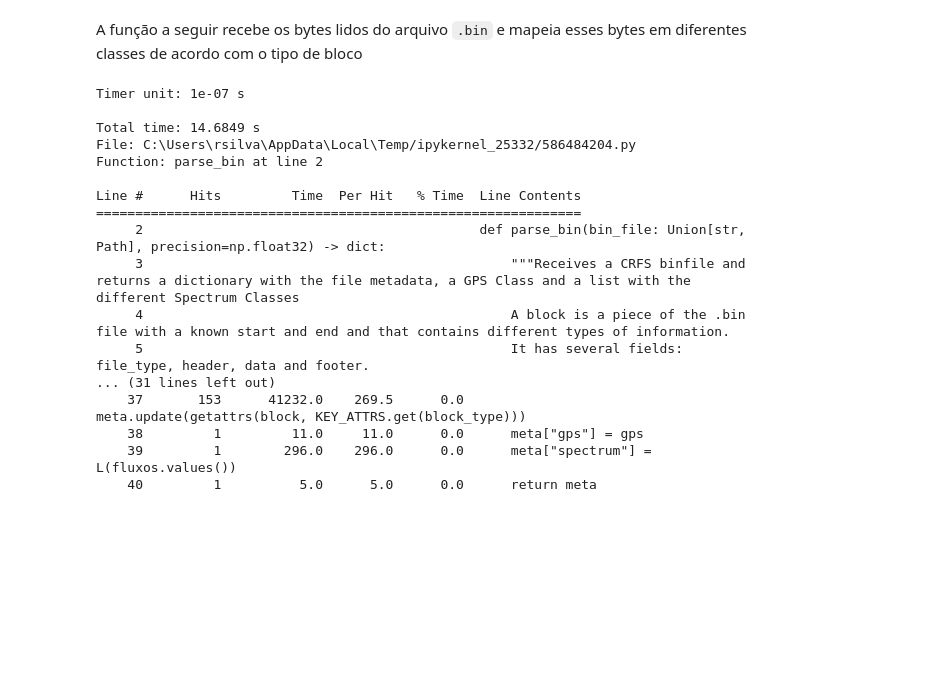
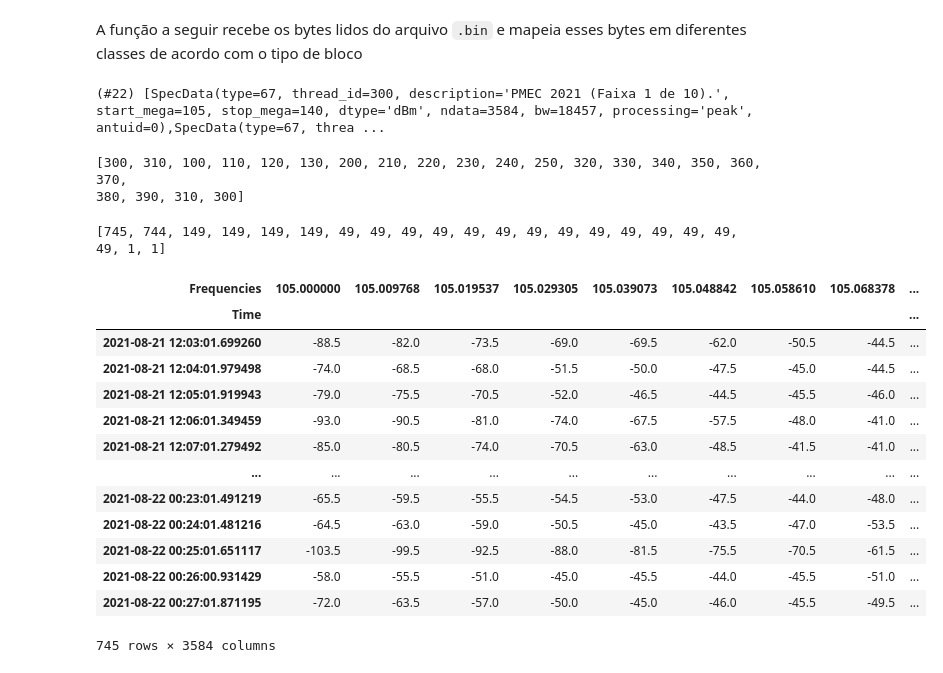
Before and after one commit to ronaldokun/rfpye, a Jupyter notebook: nbs/01_parser.ipynb, the cells around one changed output. Drawn from its saved outputs; the diff is of its cells as text; code cells hidden in the pictures; blank space fills up the shorter version.

Commit message:
Adicionado campo description dos blocos 3, 20 e 24

```diff
--- a/nbs/01_parser.ipynb
+++ b/nbs/01_parser.ipynb
@@ -77,8 +93,8 @@ def buffer2base_block(file, next_block: int) -> Union[BaseBlock, None]:
     """Receives an opened file buffer from the bin file and returns a dataclass with the attributes
     'thread_id', 'size', 'type', 'data', 'checksum' or None in case any error is identified.
     """
-    thread_id = np.frombuffer(file.read(4), np.uint32).item()
-    block_size = np.frombuffer(file.read(4), np.uint32).item()
+    thread_id = np.frombuffer(file.read(4), np.int32).item()
+    block_size = np.frombuffer(file.read(4), np.int32).item()
     block_type = np.frombuffer(file.read(4), np.int32).item()
     data_block = file.read(block_size)
     if (checksum := evaluate_checksum(file, next_block, block_size)) is None:
@@ -98,13 +114,11 @@ def create_block(file, next_block) -> Tuple:
         return None, None
     constructor = MAIN_BLOCKS.get(block_type)
     if not constructor:
-        _ = logger.log(
-            "INFO", f"This block type constructor is not implemented: {block_type}"
-        )
+        logger.warning(f"This block type constructor is not implemented: {block_type}")
         return None, None
     block = constructor(base_block)
     if getattr(block, "gerror", -1) != -1 or getattr(block, "gps_status", -1) == 0:
-        _ = logger.log("INFO", f"Block with error: {block_type}")
+        logger.error("INFO", f"Block with error: {block_type}")
         return None, None  # spectral or gps blocks with error
     return block_type, block
 # %% [markdown]
@@ -133,14 +147,16 @@ def parse_bin(bin_file: Union[str, Path], precision=np.float32) -> dict:
         meta["file_version"] = bin2int(header[:4])
         meta["string"] = bin2str(header[4:])
         file_size = file.seek(0, 2)
+        logger.info(f'Tamanho do arquivo: {file_size} bytes')
         file.seek(36, 0)
         while (next_block := file.tell()) < file_size:
             block_type, block = create_block(file, next_block)
-            if file.read(4) != b'UUUU':
-                logger.warning("End of block not found, skipping it")
-                continue
             if block is None:
                 continue
+            if (eof := file.read(4)) != b'UUUU':
+                logger.error(f"EOF diferente de UUUU: {eof}, posicao: {file.tell()}")
+                #logger.error(f"End of block not found, skipping it: {file.tell()}")
+                #continue
             if block_type == 40:
                 gps._data.append(block)
             elif block_type in VECTOR_BLOCKS:
@@ -277,23 +289,33 @@ def append_spec_data(block_type, fluxos, block, precision=np.float32) -> None:
         fluxos[vals] = CrfsSpectrum(metadata(*vals), precision)
     fluxos[vals]._data.append(block)
 # %%
-file = get_files('binfiles/v5')[0]
-%lprun -f parse_bin parse_bin(file)
+file = get_files('binfiles/Erro')[0]
+dados = parse_bin(file)
-# %% [output]
-Timer unit: 1e-07 s
-
-Total time: 14.6849 s
-File: C:\Users\rsilva\AppData\Local\Temp/ipykernel_25332/586484204.py
-Function: parse_bin at line 2
-
-Line #      Hits         Time  Per Hit   % Time  Line Contents
-==============================================================
-     2                                           def parse_bin(bin_file: Union[str, Path], precision=np.float32) -> dict:
-     3                                               """Receives a CRFS binfile and returns a dictionary with the file metadata, a GPS Class and a list with the different Spectrum Classes
-     4                                               A block is a piece of the .bin file with a known start and end and that contains different types of information.
-     5                                               It has several fields: file_type, header, data and footer.
-... (31 lines left out)
-    37       153      41232.0    269.5      0.0                  meta.update(getattrs(block, KEY_ATTRS.get(block_type)))
-    38         1         11.0     11.0      0.0      meta["gps"] = gps
-    39         1        296.0    296.0      0.0      meta["spectrum"] = L(fluxos.values())
-    40         1          5.0      5.0      0.0      return meta
+# %%
+dados['spectrum']
+# %% [output]
+(#22) [SpecData(type=67, thread_id=300, description='PMEC 2021 (Faixa 1 de 10).', start_mega=105, stop_mega=140, dtype='dBm', ndata=3584, bw=18457, processing='peak', antuid=0),SpecData(type=67, threa ...
+# %%
+print(dados['spectrum'].attrgot('thread_id'))
+print(dados['spectrum'].map(len))
+# %% [output]
+[300, 310, 100, 110, 120, 130, 200, 210, 220, 230, 240, 250, 320, 330, 340, 350, 360, 370,
+380, 390, 310, 300]
+[745, 744, 149, 149, 149, 149, 49, 49, 49, 49, 49, 49, 49, 49, 49, 49, 49, 49, 49, 49, 1, 1]
+# %%
+dados['spectrum'][0].matrix()
+# %% [output]
+| Frequencies | 105.000000 | 105.009768 | 105.019537 | 105.029305 | 105.039073 | 105.048842 | 105.058610 | 105.068378 | ... |
+| Time |  |  |  |  |  |  |  |  | ... |
+| 2021-08-21 12:03:01.699260 | -88.5 | -82.0 | -73.5 | -69.0 | -69.5 | -62.0 | -50.5 | -44.5 | ... |
+| 2021-08-21 12:04:01.979498 | -74.0 | -68.5 | -68.0 | -51.5 | -50.0 | -47.5 | -45.0 | -44.5 | ... |
+| 2021-08-21 12:05:01.919943 | -79.0 | -75.5 | -70.5 | -52.0 | -46.5 | -44.5 | -45.5 | -46.0 | ... |
+| 2021-08-21 12:06:01.349459 | -93.0 | -90.5 | -81.0 | -74.0 | -67.5 | -57.5 | -48.0 | -41.0 | ... |
+| 2021-08-21 12:07:01.279492 | -85.0 | -80.5 | -74.0 | -70.5 | -63.0 | -48.5 | -41.5 | -41.0 | ... |
+| ... | ... | ... | ... | ... | ... | ... | ... | ... | ... |
+| 2021-08-22 00:23:01.491219 | -65.5 | -59.5 | -55.5 | -54.5 | -53.0 | -47.5 | -44.0 | -48.0 | ... |
+| 2021-08-22 00:24:01.481216 | -64.5 | -63.0 | -59.0 | -50.5 | -45.0 | -43.5 | -47.0 | -53.5 | ... |
+| 2021-08-22 00:25:01.651117 | -103.5 | -99.5 | -92.5 | -88.0 | -81.5 | -75.5 | -70.5 | -61.5 | ... |
+| 2021-08-22 00:26:00.931429 | -58.0 | -55.5 | -51.0 | -45.0 | -45.5 | -44.0 | -45.5 | -51.0 | ... |
+| 2021-08-22 00:27:01.871195 | -72.0 | -63.5 | -57.0 | -50.0 | -45.0 | -46.0 | -45.5 | -49.5 | ... |
+745 rows × 3584 columns
```
Also changed, not shown: parts of 6 cells of this notebook, 11 other files.
